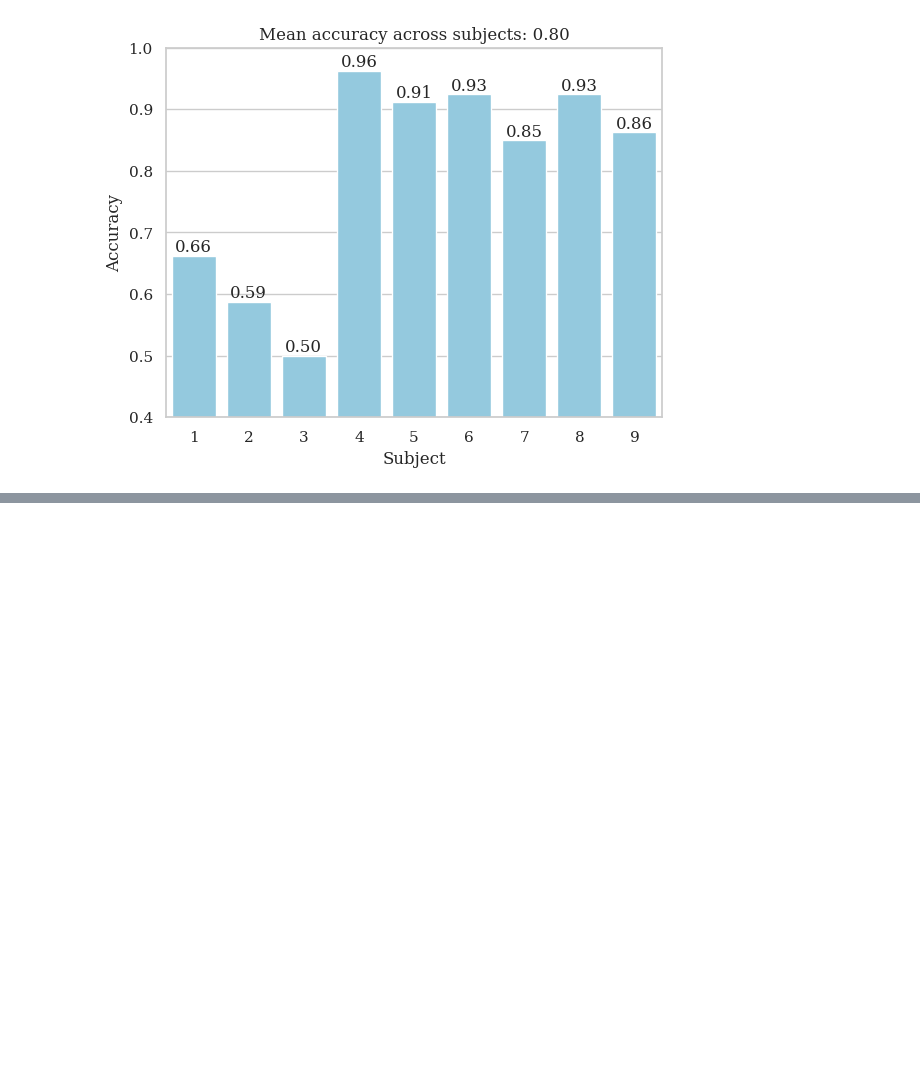
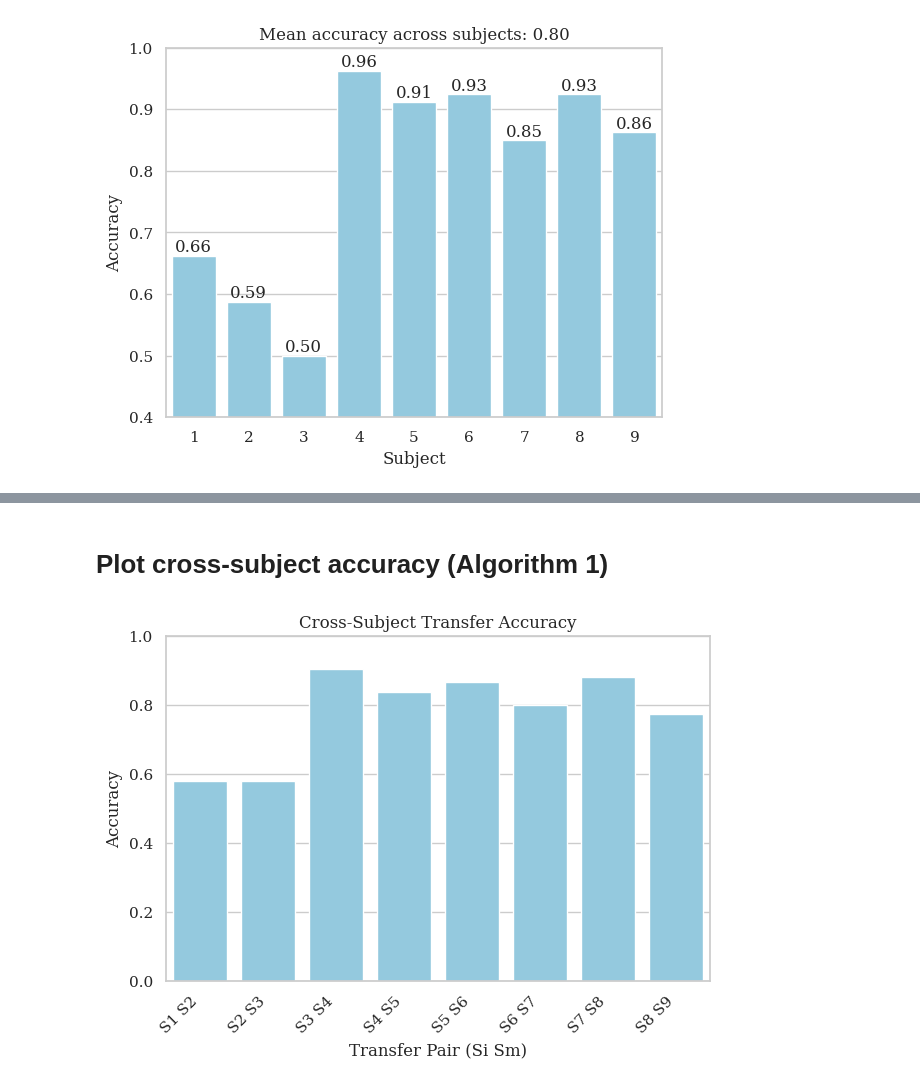
Before and after one commit to ad-jusk/eeg_transformer, a Jupyter notebook: notebooks/mtl_bci_2008_b.ipynb, the cells around one changed output, grey strips where cells are left out. Drawn from its saved outputs; the diff is of its cells as text; code cells hidden in the pictures; blank space fills up the shorter version.

Commit message:
refactor and cross-subject testing

```diff
--- a/notebooks/mtl_bci_2008_b.ipynb
+++ b/notebooks/mtl_bci_2008_b.ipynb
@@ -260,0 +347,16 @@ plt.show()
+# %% [markdown]
+# Plot cross-subject accuracy (Algorithm 1)
+# %%
+df = pd.DataFrame(cross_subject_results)
+df["transfer_pair"] = df["subject_Si"] + " " + df["subject_Sm"]
+
+axes = sns.barplot(data=df, x="transfer_pair", y="accuracy", color="skyblue")
+axes.set_ylim(0, 1)
+axes.set_title("Cross-Subject Transfer Accuracy")
+axes.set_ylabel("Accuracy")
+axes.set_xlabel("Transfer Pair (Si Sm)")
+plt.xticks(rotation=45, ha="right")
+plt.tight_layout()
+plt.show()
+# %% [output]
+[figure, added]
```
Also changed, not shown: parts of 8 cells of this notebook, 1 other file.
